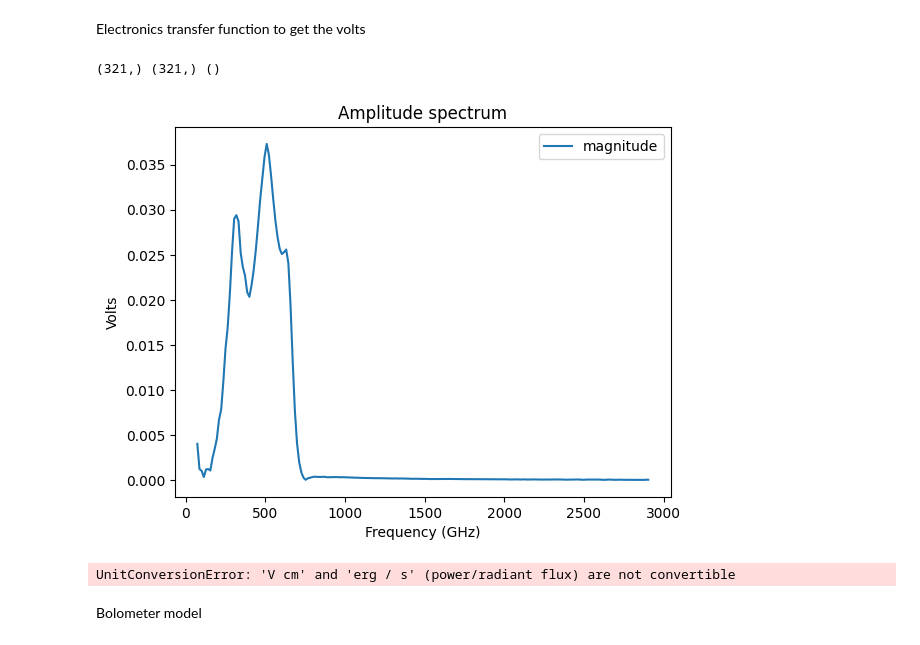
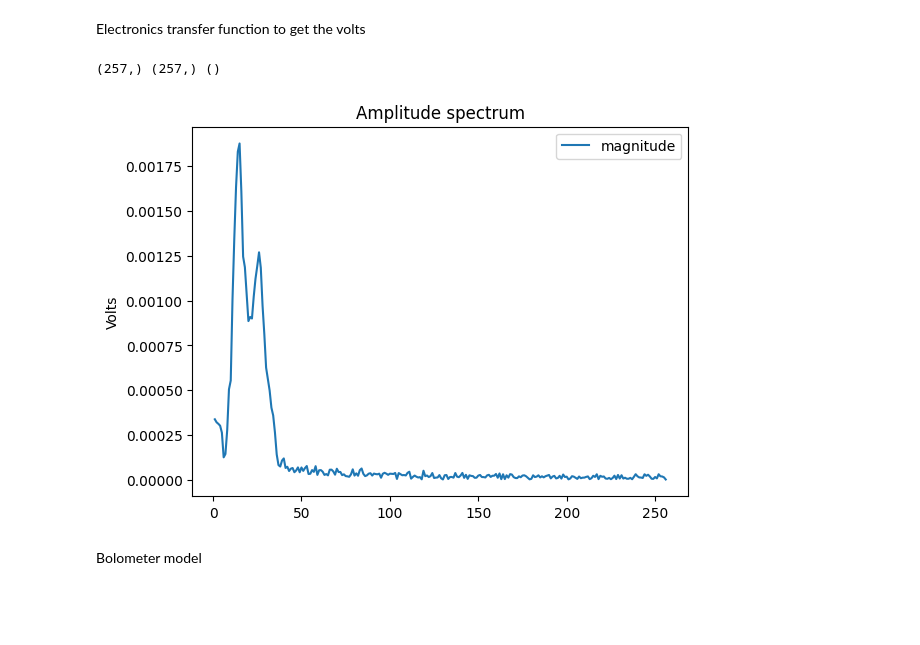
Before and after one commit to Cosmoglobe/FIRAS-Pass5, a Jupyter notebook: commander3/todscripts/firas/src/eda/produce_spectra.ipynb, the cells around one changed output. Cells and saved outputs as stored; diff of their text form; code cells hidden in the pictures; blank space fills up the shorter version.

Commit message:
cleaned produce_spectra code, trying to figure out units

```diff
--- a/commander3/todscripts/firas/src/eda/produce_spectra.ipynb
+++ b/commander3/todscripts/firas/src/eda/produce_spectra.ipynb
@@ -293,12 +207,9 @@ print(glitch_start, glitch_end)
 # %% [markdown]
 #### Electronics transfer function
 # %%
-from utils.frd import elex_transfcnl
-from utils.fut import get_recnum
-
 channel = 3 # (LL)
 
-etfl_all = elex_transfcnl(samprate=681.43, nfreq=640//2+1)
+etfl_all = elex_transfcnl(samprate=681.43, nfreq=len(ifg_ll)//2+1)
 erecno = int(get_recnum(fake_it, mtm_speed, channel, upmode, adds_per_group))
 etf = etfl_all[erecno, :]
 # %% [markdown]
@@ -408,7 +307,8 @@ plt.show()
 Roll
 # %%
 peak_pos = 360
-rolled_ifg = np.roll(padded, -peak_pos)
+# rolled_ifg = np.roll(padded, -peak_pos)
+rolled_ifg = np.roll(ai, -peak_pos)
 # %%
 plt.plot(rolled_ifg)
 plt.xlabel("Sampled data points")
@@ -420,15 +320,11 @@ plt.show()
 # %% [markdown]
 Fourier transform
 # %%
-y = np.fft.rfft(padded)
+# y = np.fft.rfft(padded)
+y = np.fft.rfft(rolled_ifg)
 print(y.real.shape)
 
-# to do: roll and put real and imag
-
-# plt.plot(f, y.real[:210], label="real")
-# plt.plot(f, y.imag[:210], label="imag")
-plt.plot(f, np.abs(y)[:210], label='magnitude') # plotting the amplitude spectrum
-plt.xlabel("Frequency (GHz)")
+plt.plot(np.abs(y), label='magnitude') # plotting the amplitude spectrum
 plt.ylabel("Counts")
 plt.title("Amplitude spectrum")
 plt.legend()
@@ -447,33 +343,20 @@ plt.show()
 # %% [markdown]
 Electronics transfer function to get the volts
 # %%
-delta_nu = nu[1] - nu[0]
-spec_len = len(ifg_ll) // 2
-fac_nyq_correct = 1.0044579 # from fex_nyquist.txt
-# fnyq_icm = delta_nu * spec_len / fac_nyq_correct # from nathan's pipeline
-fnyq_icm = f_nyquist # from explanatory supplement
+fnyq_icm = gen_nyquistl('../../reference/fex_samprate.txt', '../../reference/fex_nyquist.txt', 'int')['icm']
 
 fac_etendu = 1.5 # nathan's pipeline
 fac_adc_scale = 204.75 # nathan's pipeline
 
 spec_norm = fnyq_icm * fac_etendu * fac_adc_scale
 # %%
-print(y.shape, etf.shape, spec_norm.shape)
+yz = y / (etf * spec_norm) * u.V / u.cm**2 / u.sr / u.cm**(-1)
 
-yz = y / (etf * spec_norm) * u.V
-
-# plt.plot(f, yz.real[:210], label="real")
-# # plt.plot(f, yz.imag[:210], label="imag")
-plt.plot(f, np.abs(yz)[:210], label='magnitude') # plotting the amplitude spectrum
-plt.xlabel("Frequency (GHz)")
+plt.plot(np.abs(yz), label='magnitude') # plotting the amplitude spectrum
 plt.ylabel("Volts")
 plt.title("Amplitude spectrum")
 plt.legend()
 plt.show()
 # %% [output]
-(321,) (321,) ()
+(257,) (257,) ()
-[figure, old version]
+[figure, new version]
-# %%
-yz = yz.to("erg/s")
-# %% [output]
-UnitConversionError: 'V cm' and 'erg / s' (power/radiant flux) are not convertible
```
Also changed, not shown: parts of 69 cells of this notebook, 1 other file.
